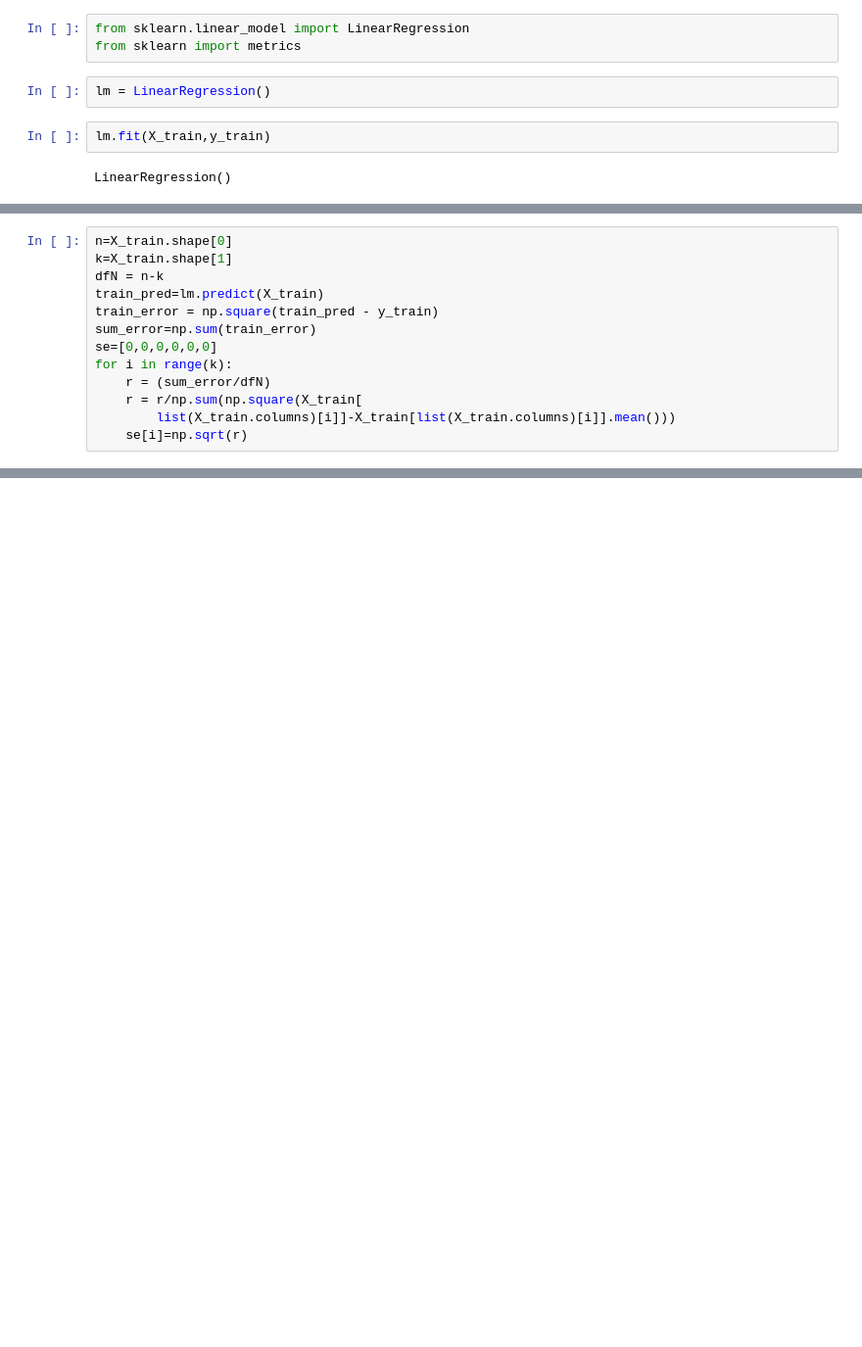
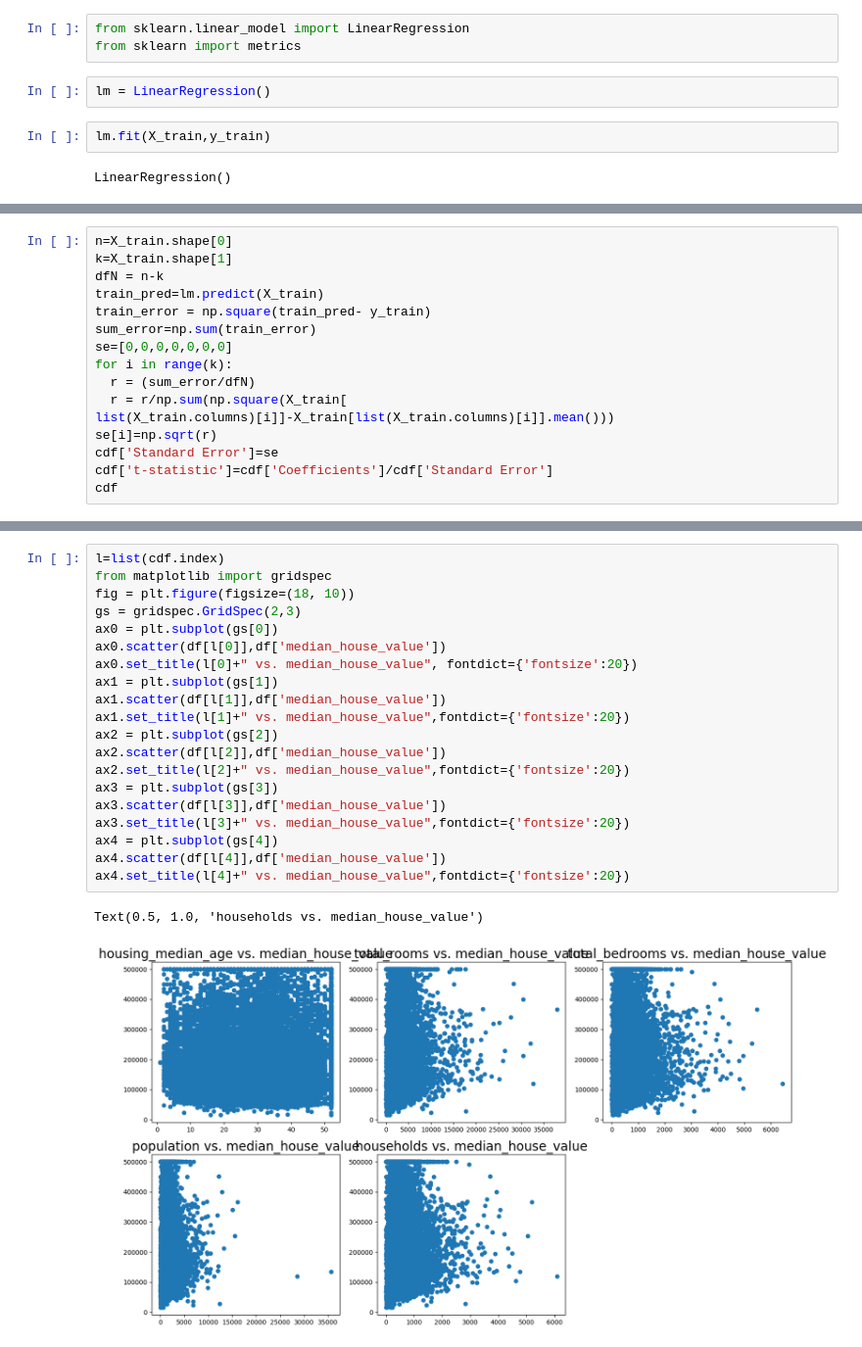
Before and after one commit to koushik-2303A51912/README.md, a Jupyter notebook: Lab_4.ipynb, the cells around one changed output, grey strips where cells are left out. Shown at 98% size. Cells and saved outputs as stored; diff of their text form; blank space fills up the shorter version.

```diff
--- a/Lab_4.ipynb
+++ b/Lab_4.ipynb
@@ -186,11 +199,14 @@ n=X_train.shape[0]
 k=X_train.shape[1]
 dfN = n-k
 train_pred=lm.predict(X_train)
-train_error = np.square(train_pred - y_train)
+train_error = np.square(train_pred- y_train)
 sum_error=np.sum(train_error)
-se=[0,0,0,0,0,0]
+se=[0,0,0,0,0,0,0]
 for i in range(k):
-    r = (sum_error/dfN)
-    r = r/np.sum(np.square(X_train[
-        list(X_train.columns)[i]]-X_train[list(X_train.columns)[i]].mean()))
-    se[i]=np.sqrt(r)
+  r = (sum_error/dfN)
+  r = r/np.sum(np.square(X_train[
+list(X_train.columns)[i]]-X_train[list(X_train.columns)[i]].mean()))
+se[i]=np.sqrt(r)
+cdf['Standard Error']=se
+cdf['t-statistic']=cdf['Coefficients']/cdf['Standard Error']
+cdf
@@ -196,0 +236,23 @@ for i in range(k):
+# %%
+l=list(cdf.index)
+from matplotlib import gridspec
+fig = plt.figure(figsize=(18, 10))
+gs = gridspec.GridSpec(2,3)
+ax0 = plt.subplot(gs[0])
+ax0.scatter(df[l[0]],df['median_house_value'])
+ax0.set_title(l[0]+" vs. median_house_value", fontdict={'fontsize':20})
+ax1 = plt.subplot(gs[1])
+ax1.scatter(df[l[1]],df['median_house_value'])
+ax1.set_title(l[1]+" vs. median_house_value",fontdict={'fontsize':20})
+ax2 = plt.subplot(gs[2])
+ax2.scatter(df[l[2]],df['median_house_value'])
+ax2.set_title(l[2]+" vs. median_house_value",fontdict={'fontsize':20})
+ax3 = plt.subplot(gs[3])
+ax3.scatter(df[l[3]],df['median_house_value'])
+ax3.set_title(l[3]+" vs. median_house_value",fontdict={'fontsize':20})
+ax4 = plt.subplot(gs[4])
+ax4.scatter(df[l[4]],df['median_house_value'])
+ax4.set_title(l[4]+" vs. median_house_value",fontdict={'fontsize':20})
+# %% [output]
+Text(0.5, 1.0, 'households vs. median_house_value')
+[figure, added]
```
Also changed, not shown: parts of 22 cells of this notebook.
